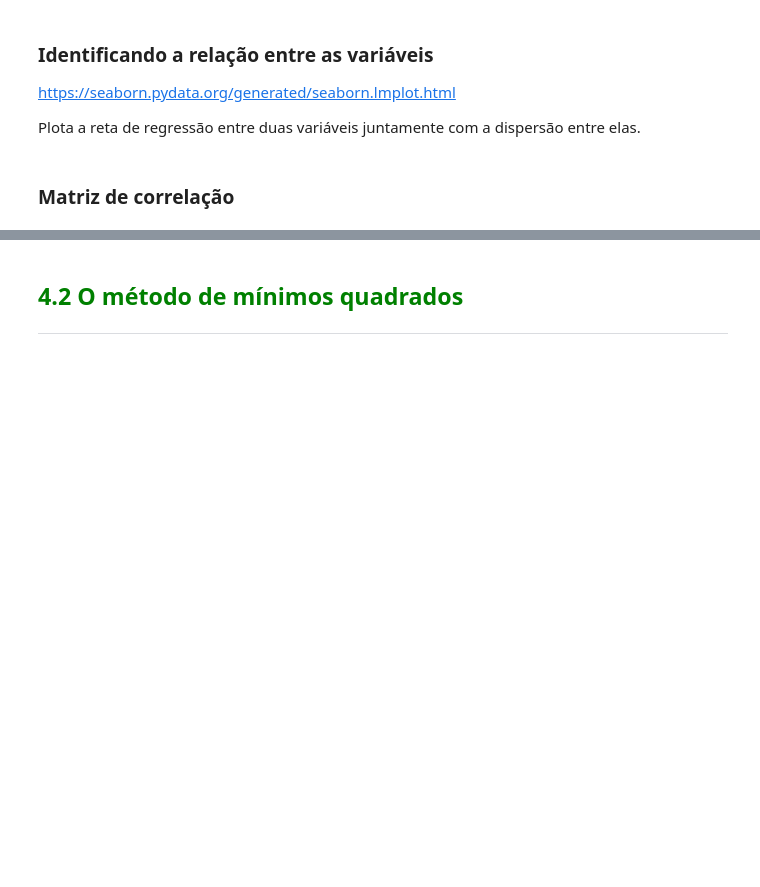
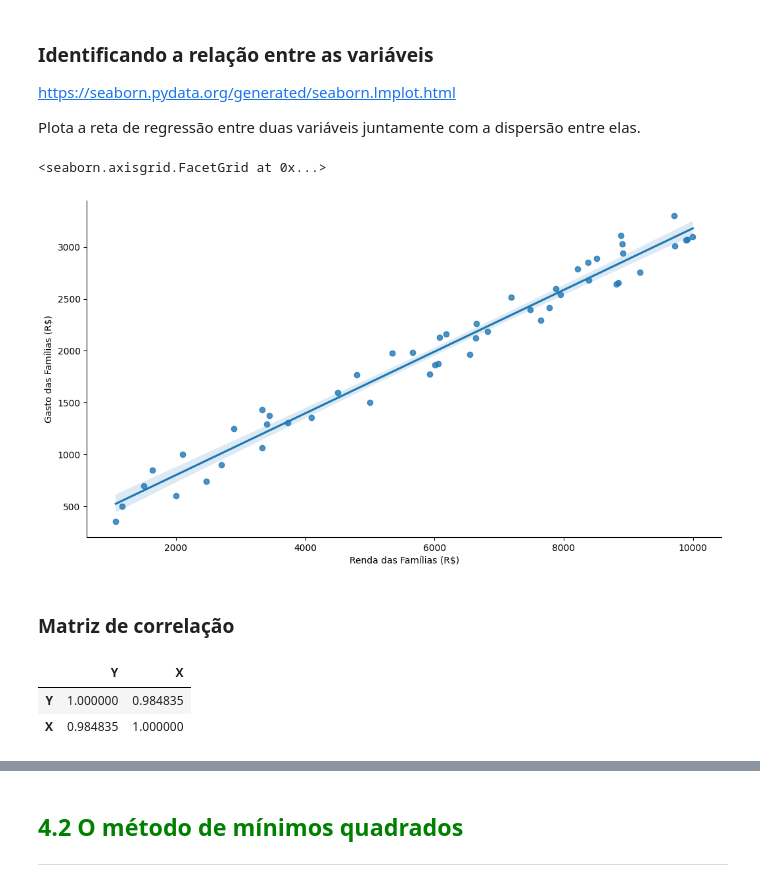
Before and after one commit to lemaldonadogm/Courses, a Jupyter notebook: Statistics/Parte 4 - Correlação e Regressão/Curso_de_Estatística_Parte_4.ipynb, the cells around one changed output, grey strips where cells are left out. Drawn from its saved outputs; the diff is of its cells as text; code cells hidden in the pictures; blank space fills up the shorter version.

Commit message:
regressão linear

```diff
--- a/Statistics/Parte 4 - Correlação e Regressão/Curso_de_Estatística_Parte_4.ipynb
+++ b/Statistics/Parte 4 - Correlação e Regressão/Curso_de_Estatística_Parte_4.ipynb
@@ -558,3 +558,5 @@ Onde
 Em uma análise de regressão linear simples, o interesse está em estimar a função de regressão populacional como a apresentada acima, ou seja, estimar os valores dos parâmetros $\beta_1$ e $\beta_2$ com base nas observações de $Y$ e $X$.
 # %% [markdown]
 ### Carregando o dataset
+# %%
+dataset.drop(['Y previsto'], axis = 1, inplace=True)
@@ -564,8 +575,24 @@ Em uma análise de regressão linear simples, o interesse está em estimar a fun
 https://seaborn.pydata.org/generated/seaborn.lmplot.html
 
 Plota a reta de regressão entre duas variáveis juntamente com a dispersão entre elas.
+# %%
+## Antes de tudo, devo fazer uma análise gráfica para ver se tem uma relação linear entre duas variáveis
+
+ax = sns.lmplot(x = 'X', y = 'Y', data=dataset)
+ax.figure.set_size_inches(12,6)
+ax.set_xlabels('Renda das Famílias (R$)')
+ax.set_ylabels('Gasto das Famílias (R$)')
+# %% [output]
+<seaborn.axisgrid.FacetGrid at 0x...>
+[figure, added]
 # %% [markdown]
 ### Matriz de correlação
+# %%
+dataset.corr()
+# %% [output]
+|  | Y | X |
+| Y | 1.000000 | 0.984835 |
+| X | 0.984835 | 1.000000 |
 # %% [markdown]
 ### Função de regressão populacional
 
```
Also changed, not shown: parts of 39 cells of this notebook.
